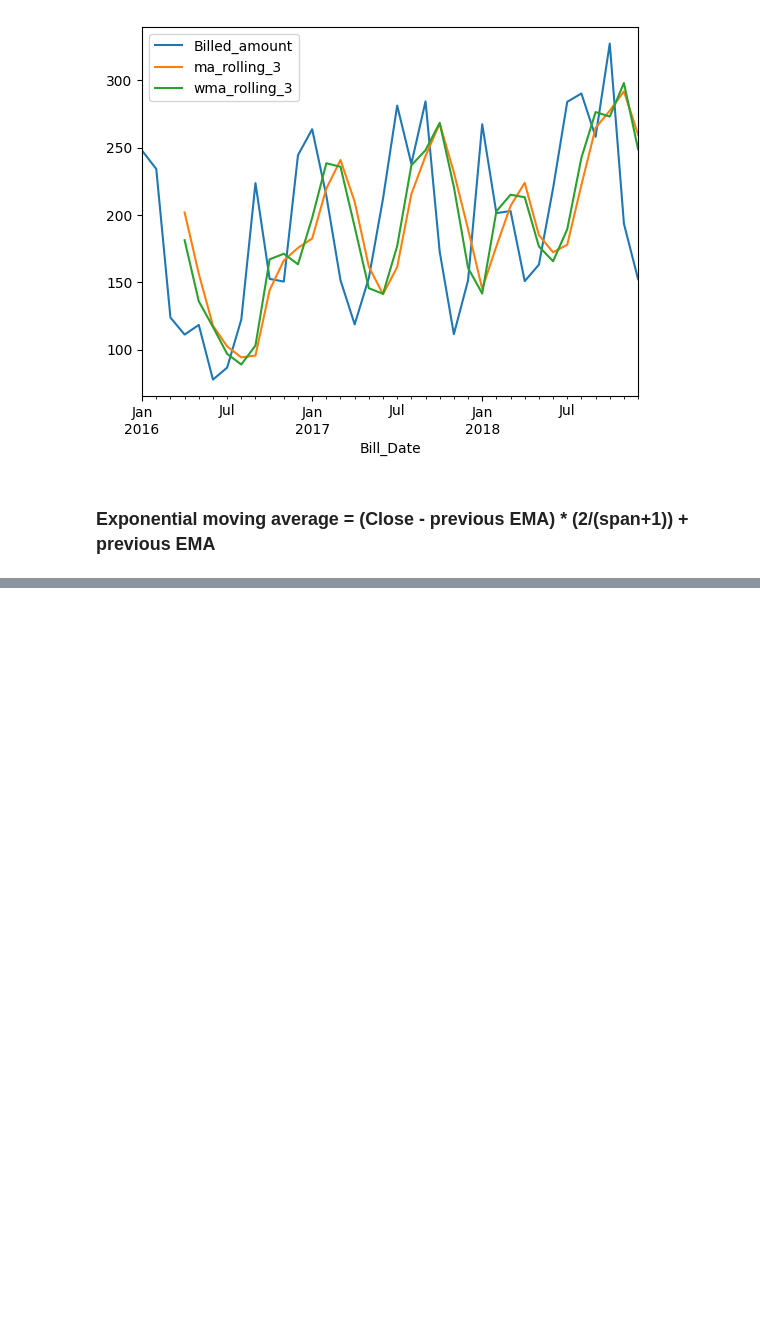
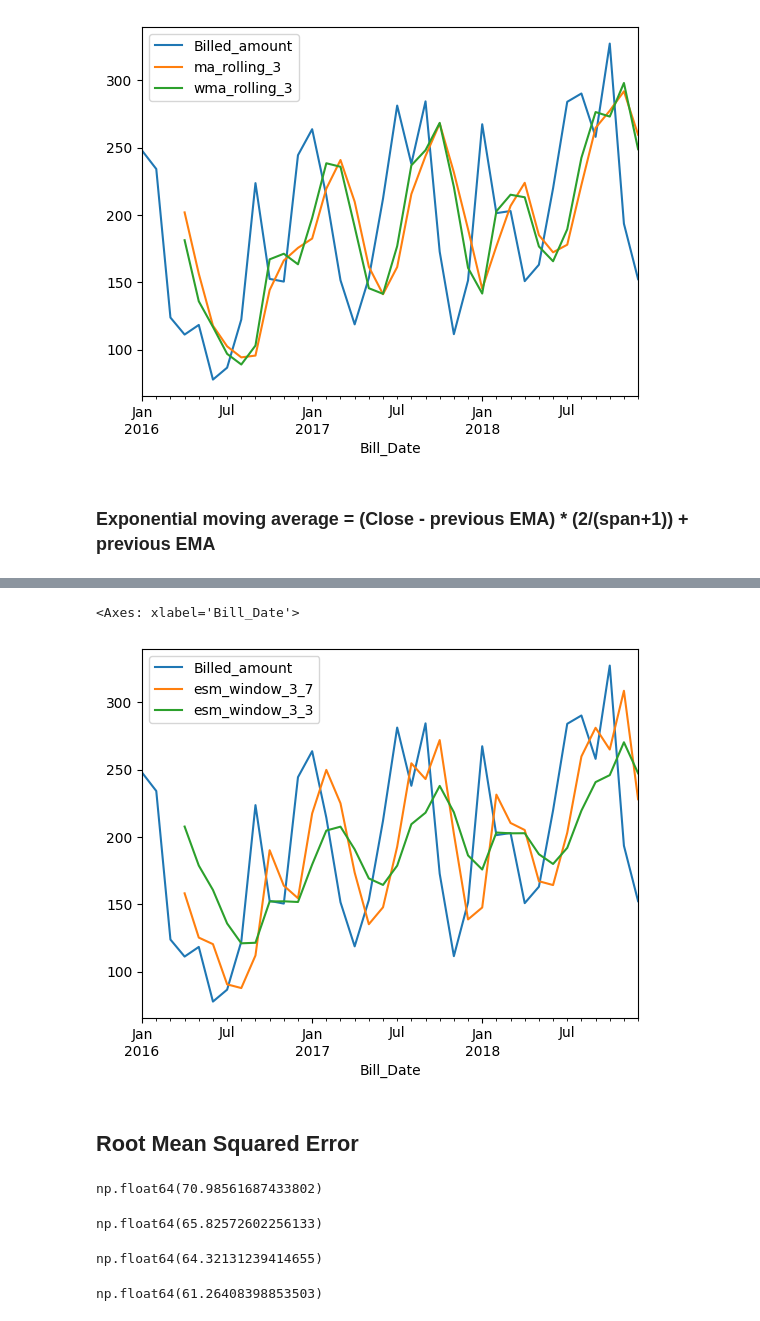
Before and after one commit to Aifedayo/Time-Series-Forecasting, a Jupyter notebook: src/notebook/electricity_consumption_dataset.ipynb, the cells around one changed output, grey strips where cells are left out. Cells and saved outputs as stored; diff of their text form; code cells hidden in the pictures; blank space fills up the shorter version.

```diff
--- a/src/notebook/electricity_consumption_dataset.ipynb
+++ b/src/notebook/electricity_consumption_dataset.ipynb
@@ -171,0 +295,23 @@ bill_2018['Billed_amount'].ewm(span=3, adjust=False, min_periods=0).mean()
+# %%
+bill_2018[['Billed_amount','esm_window_3_7', 'esm_window_3_3']].plot()
+# %% [output]
+<Axes: xlabel='Bill_Date'>
+[figure, added]
+# %% [markdown]
+## Root Mean Squared Error
+# %%
+((bill_2018['Billed_amount']-bill_2018['ma_rolling_3'])**2).mean()**0.5
+# %% [output]
+np.float64(70.98561687433802)
+# %%
+((bill_2018['Billed_amount']-bill_2018['wma_rolling_3'])**2).mean()**0.5
+# %% [output]
+np.float64(65.82572602256133)
+# %%
+((bill_2018['Billed_amount']-bill_2018['ewm_window_3'])**2).mean()**0.5
+# %% [output]
+np.float64(64.32131239414655)
+# %%
+((bill_2018['Billed_amount']-bill_2018['esm_window_3_7'])**2).mean()**0.5
+# %% [output]
+np.float64(61.26408398853503)
```
Also changed, not shown: parts of 13 cells of this notebook, 1 other file.
